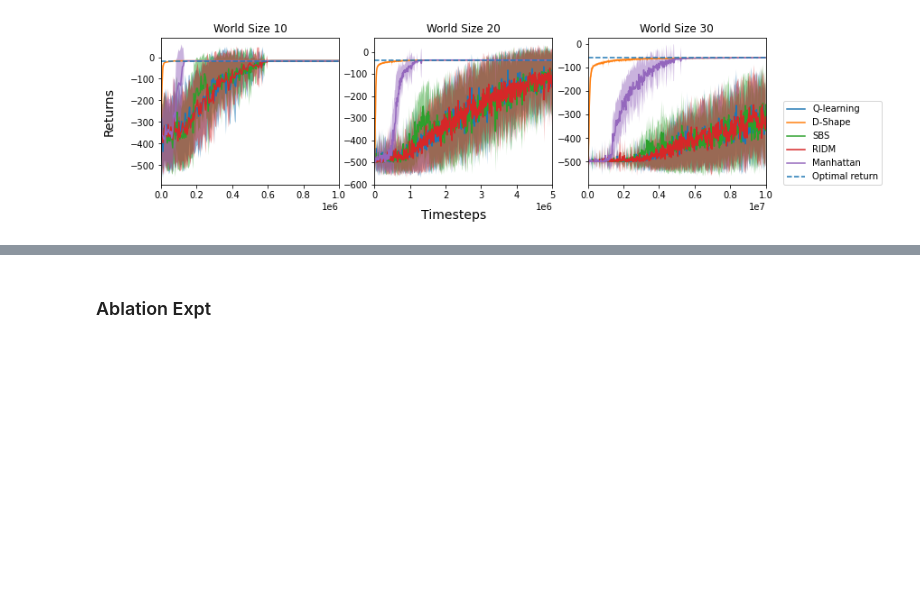
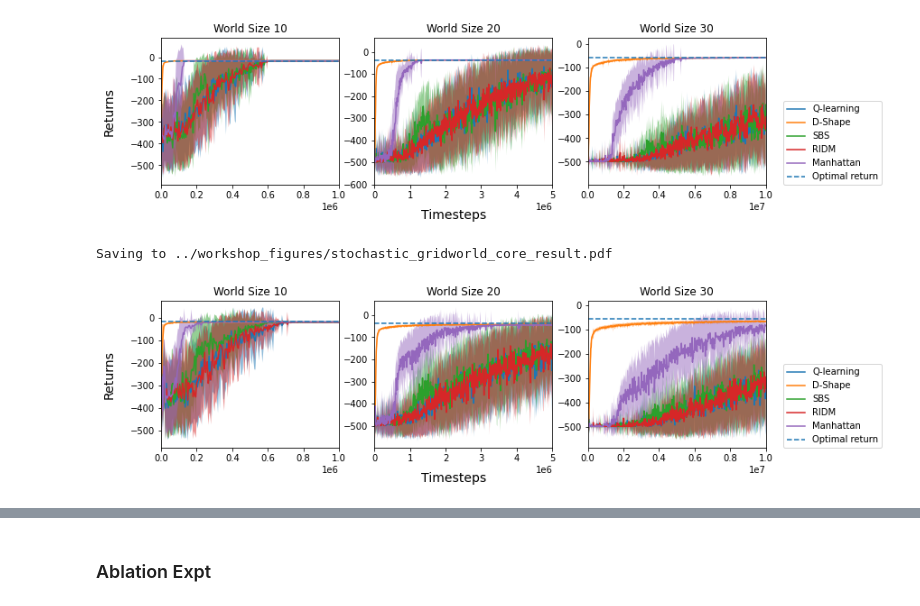
Before and after one commit to carolinewang01/dshape, a Jupyter notebook: notebooks/AAMAS23 Paper Figures.ipynb, the cells around one changed output, grey strips where cells are left out. Drawn from its saved outputs; the diff is of its cells as text; code cells hidden in the pictures; blank space fills up the shorter version.

```diff
--- a/notebooks/Gridworld Paper Figures.ipynb
+++ b/notebooks/AAMAS23 Paper Figures.ipynb
@@ -117,3 +117,24 @@ plot_learning_curves(expt_basenames={
 # %% [output]
 Saving to ../workshop_figures/gridworld_core_result.pdf
 [figure]
+# %%
+# core results with stochastic gridworld
+plot_learning_curves(expt_basenames={
+                     "Q-learning": "q-learning_termphi0=False_random-act-prob=0.1",
+                     "D-Shape": "dshape_termphi0=False_random-act-prob=0.1",
+                     "SBS": "sbs_termphi0=False_random-act-prob=0.1",
+                     "RIDM": "ridm-state-aug-alone_termphi0=False_random-act-prob=0.1",
+                     "Manhattan": "manhattan_termphi0=False_random-act-prob=0.1"
+},
+                     title="",
+                     world_sizes=[10, 20, 30],
+                     results_dir=results_dir,
+#                      world_max_ts=[3500, 15000, 30000],
+#                      eval_freq=eval_freq,
+                     world_max_ts=[1e6, 5e6, 1e7],
+                     save=True,
+                     savename="stochastic_gridworld_core_result"
+                     )
+# %% [output]
+Saving to ../workshop_figures/stochastic_gridworld_core_result.pdf
+[figure, added]
```
Also changed, not shown: parts of 6 cells of this notebook, 9 other files.
